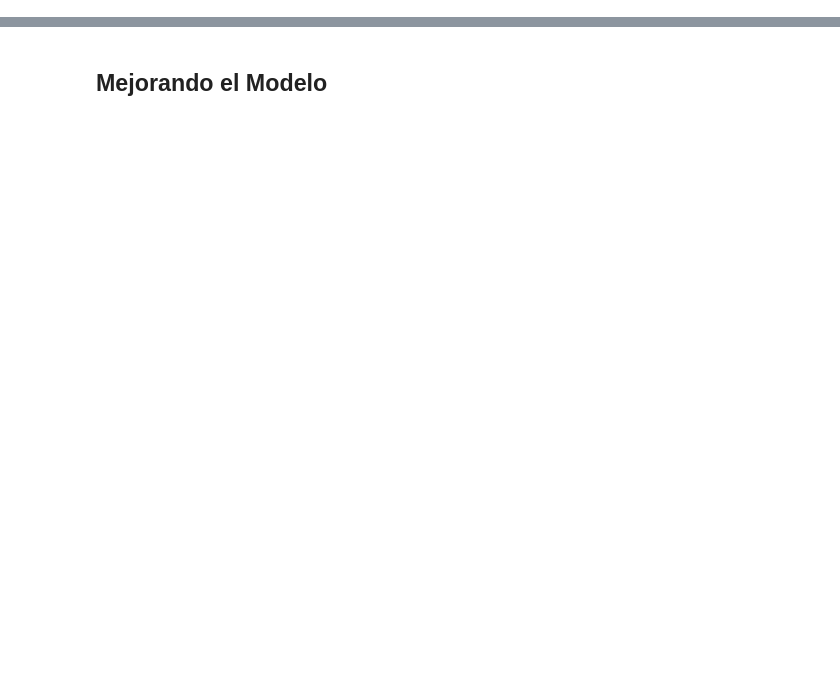
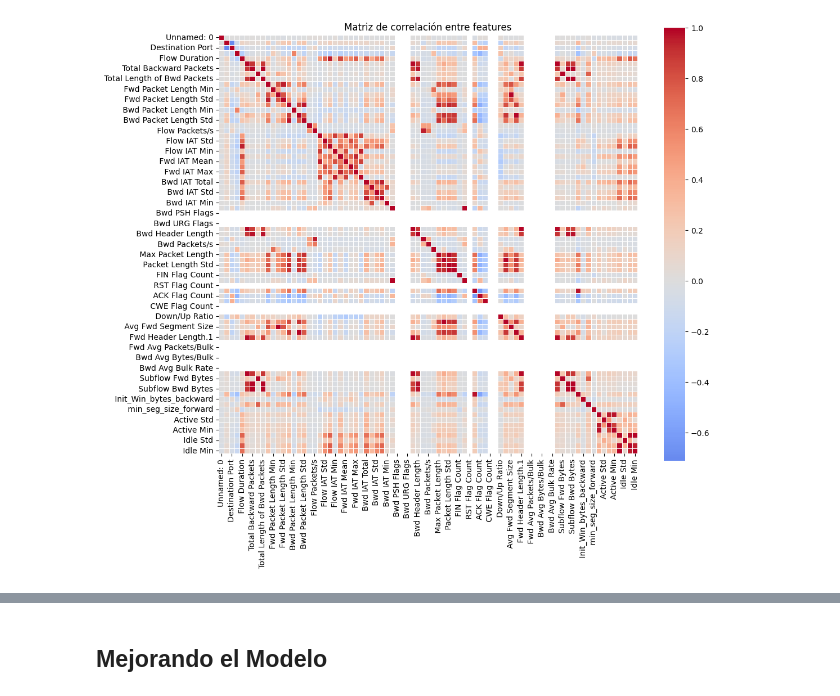
Before and after one commit to niclasDc/GCN-proyect-NN, a Jupyter notebook: notebooks/TrojanDetection.ipynb, the cells around one changed output, grey strips where cells are left out. Drawn from its saved outputs; the diff is of its cells as text; code cells hidden in the pictures; blank space fills up the shorter version.

```diff
--- a/notebooks/TrojanDetection.ipynb
+++ b/notebooks/TrojanDetection.ipynb
@@ -38,0 +138,7 @@ from torch_geometric.loader import DataLoader
+# %%
+plt.figure(figsize=(12, 10))
+sns.heatmap(df.corr(numeric_only=True), cmap='coolwarm', center=0, square=True, linewidths=.5)
+plt.title("Matriz de correlación entre features")
+plt.show()
+# %% [output]
+[figure, added]
```
Also changed, not shown: parts of 16 cells of this notebook.
